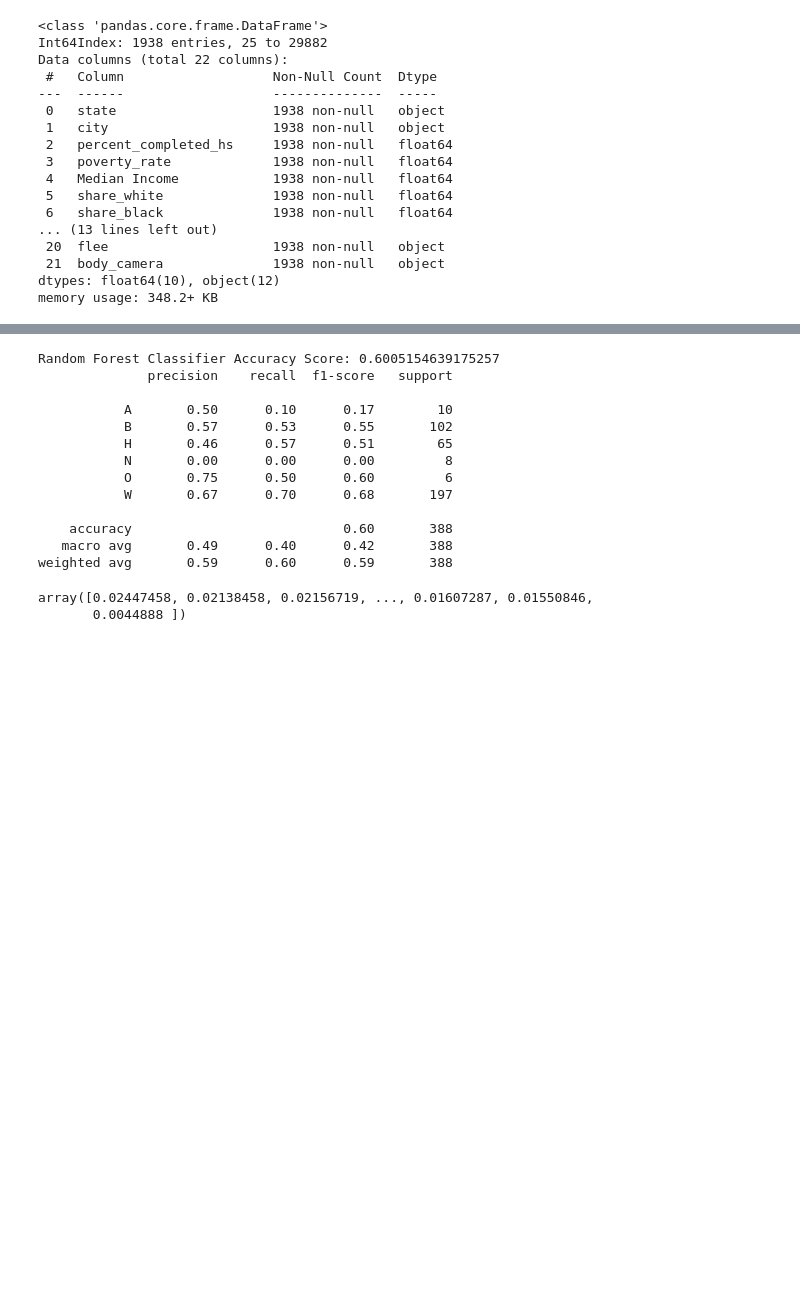
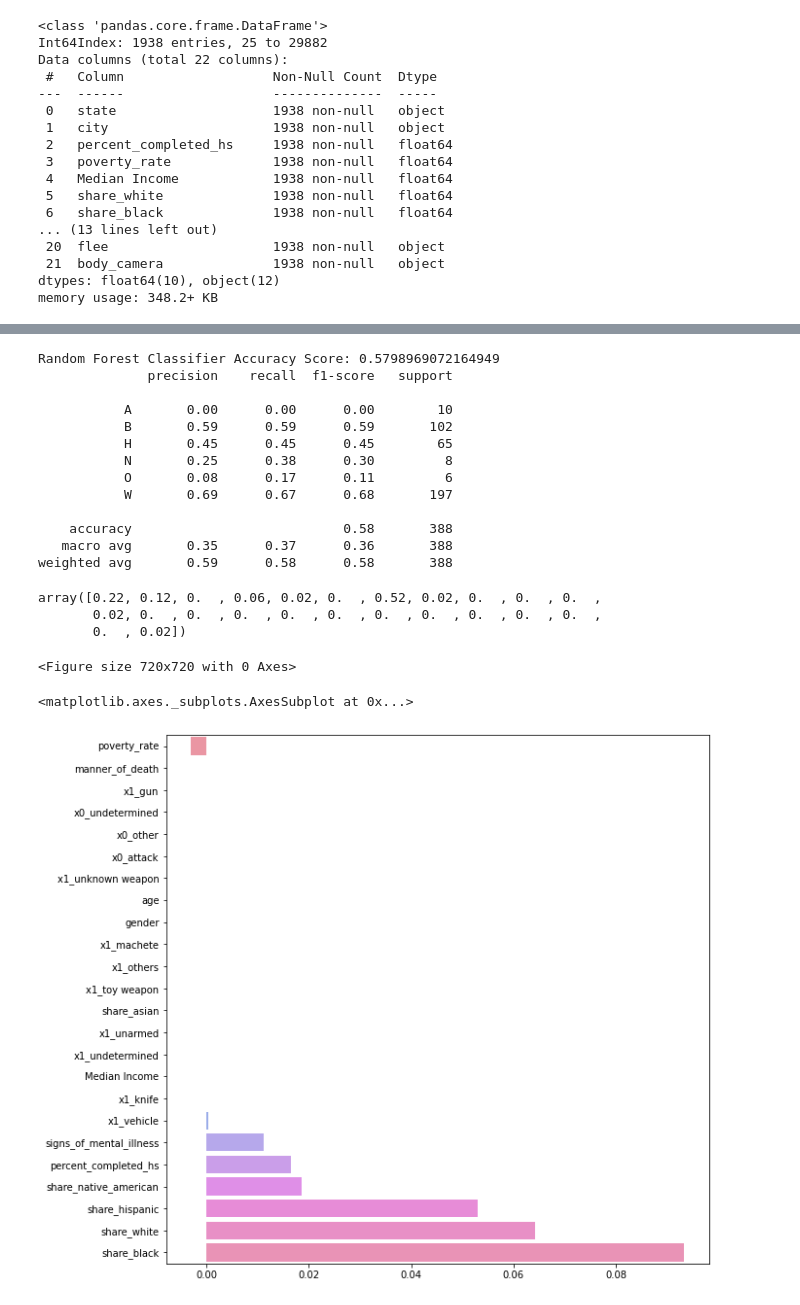
Before and after one commit to UToledo-DataScience/Fatal-Police-Shootings-in-the-US, a Jupyter notebook: ModelSelection/modelselection.ipynb, the cells around one changed output, grey strips where cells are left out. Drawn from its saved outputs; the diff is of its cells as text; code cells hidden in the pictures; blank space fills up the shorter version.

```diff
--- a/ModelSelection/modelselection.ipynb
+++ b/ModelSelection/modelselection.ipynb
@@ -88,0 +282,16 @@ X_test = pd.concat([X_test, X_OH_test_cols], axis=1)
+# %%
+FEATURE_RACE = ['percent_completed_hs','poverty_rate','Median Income',
+               'share_white','share_black','share_asian',
+               'share_native_american','share_hispanic','manner_of_death',
+               'armed', 'gender', 'age', 'signs_of_mental_illness',
+               'threat_level']
+TARGET_RACE = 'race'
+
+X_race = data[FEATURE_RACE]
+y_race = data[TARGET_RACE]
+# %%
+object_cols = (X_race.dtypes == 'object')[X_race.dtypes == 'object'].index
+X_race[object_cols].describe()
+
+RACE_OH_FEATURES = ['threat_level', 'armed']  # since these variables are nominal
+RACE_LABEL_FEATURES = ['manner_of_death', 'gender', 'signs_of_mental_illness'] # since these are binary variables
@@ -88,0 +304,6 @@ X_test = pd.concat([X_test, X_OH_test_cols], axis=1)
+# %%
+# reduce categories in 'armed' column by removing rarely appeared (<=7) values
+s = X_race['armed'].value_counts()
+armed_others = list(s[s<=7].index)
+X_race['armed'] = X_race['armed'].apply(lambda x: 'others' if x in armed_others else x)
+X_race['armed'].value_counts()
@@ -135,27 +381,38 @@ X_test = pd.concat([X_test, X_OH_test_cols], axis=1)
 # %%
-# predict age of victims
-model = ensemble.RandomForestClassifier()
-model = model.fit(X_train,y_train)
+# predict race of victims
+abc_model = ensemble.AdaBoostClassifier()
+abc_model = abc_model.fit(X_race_train,y_race_train)
 
-test_prediction = model.predict(X_test)
-print('Random Forest Classifier Accuracy Score: {}'.format(metrics.accuracy_score(y_test, test_prediction)))
-print(metrics.classification_report(y_test, test_prediction))
+test_prediction = abc_model.predict(X_race_test)
+print('Random Forest Classifier Accuracy Score: {}'.format(metrics.accuracy_score(y_race_test, test_prediction)))
+print(metrics.classification_report(y_race_test, test_prediction))
+abc_model.feature_importances_
 # %% [output]
-Random Forest Classifier Accuracy Score: 0.6005154639175257
+Random Forest Classifier Accuracy Score: 0.5798969072164949
               precision    recall  f1-score   support
 
-           A       0.50      0.10      0.17        10
-           B       0.57      0.53      0.55       102
-           H       0.46      0.57      0.51        65
-           N       0.00      0.00      0.00         8
-           O       0.75      0.50      0.60         6
-           W       0.67      0.70      0.68       197
+           A       0.00      0.00      0.00        10
+           B       0.59      0.59      0.59       102
+           H       0.45      0.45      0.45        65
+           N       0.25      0.38      0.30         8
+           O       0.08      0.17      0.11         6
+           W       0.69      0.67      0.68       197
 
-    accuracy                           0.60       388
-   macro avg       0.49      0.40      0.42       388
-weighted avg       0.59      0.60      0.59       388
+    accuracy                           0.58       388
+   macro avg       0.35      0.37      0.36       388
+weighted avg       0.59      0.58      0.58       388
+array([0.22, 0.12, 0.  , 0.06, 0.02, 0.  , 0.52, 0.02, 0.  , 0.  , 0.  ,
+       0.02, 0.  , 0.  , 0.  , 0.  , 0.  , 0.  , 0.  , 0.  , 0.  , 0.  ,
+       0.  , 0.02])
-# %%
-model.feature_importances_
-# %% [output]
-array([0.02447458, 0.02138458, 0.02156719, ..., 0.01607287, 0.01550846,
-       0.0044888 ])
+# %%
+result = permutation_importance(abc_model, X_race_train,
+                                y_race_train, n_repeats=10, random_state=0)
+race_abc_feature_importance =  pd.Series(result.importances_mean)
+race_abc_feature_importance.index = X_race_train.columns
+race_abc_feature_importance = race_abc_feature_importance.sort_values()
+plt.figure(figsize=(10,10))
+sns.barplot(x=race_abc_feature_importance, y=race_abc_feature_importance.index)
+# %% [output]
+<Figure size 720x720 with 0 Axes>
+<matplotlib.axes._subplots.AxesSubplot at 0x...>
+[figure, added]
```
Also changed, not shown: parts of 19 cells of this notebook.
